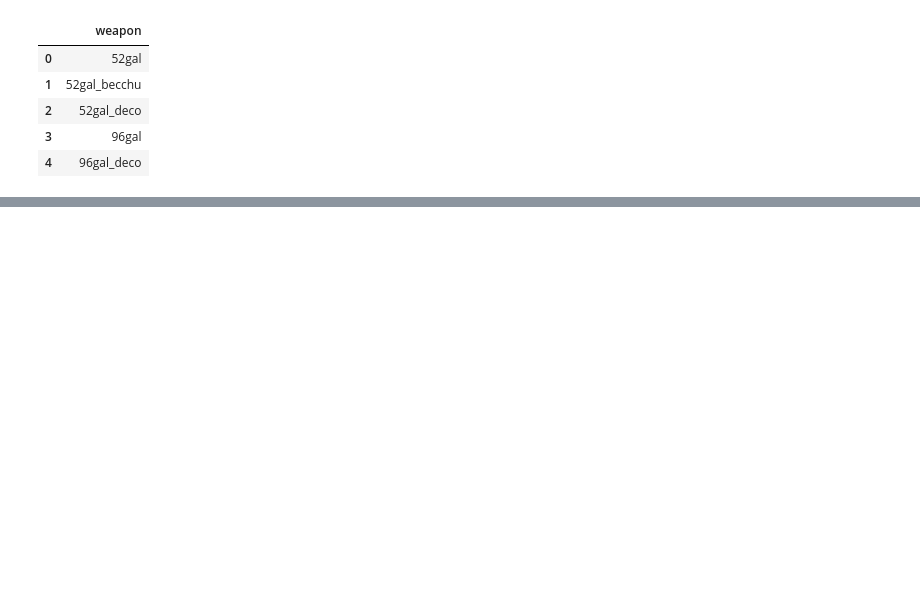
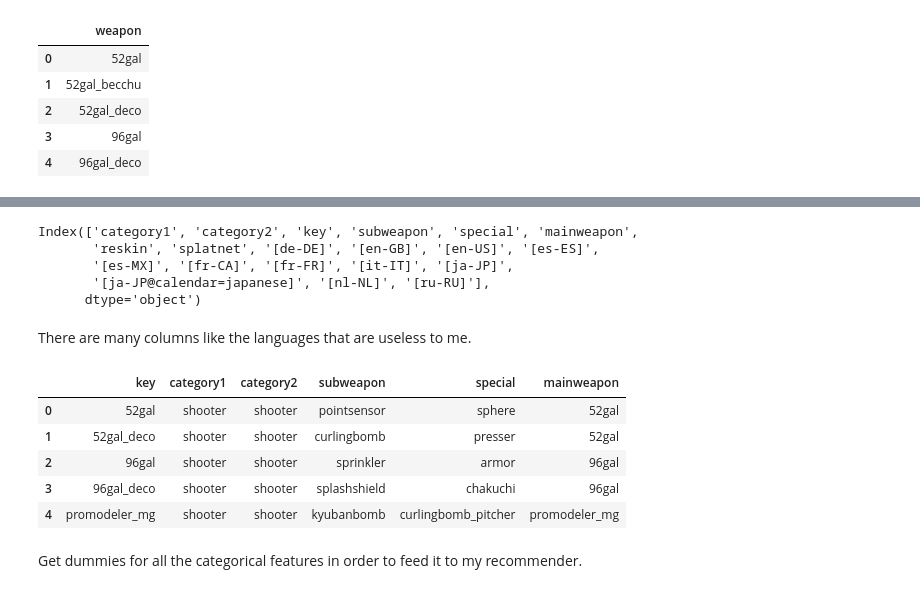
Before and after one commit to Rokushou/Splatoon-2-Meta-Modeling, a Jupyter notebook: Weapon Recommender.ipynb, the cells around one changed output, grey strips where cells are left out. Saved outputs shown, nothing was run; the diff lists cells and outputs as text; code cells hidden in the pictures; blank space fills up the shorter version.

```diff
--- a/Weapon Recommender.ipynb
+++ b/Weapon Recommender.ipynb
@@ -343,0 +339,23 @@ scorer.head()
+# %%
+weapons.columns
+# %% [output]
+Index(['category1', 'category2', 'key', 'subweapon', 'special', 'mainweapon',
+       'reskin', 'splatnet', '[de-DE]', '[en-GB]', '[en-US]', '[es-ES]',
+       '[es-MX]', '[fr-CA]', '[fr-FR]', '[it-IT]', '[ja-JP]',
+       '[ja-JP@calendar=japanese]', '[nl-NL]', '[ru-RU]'],
+      dtype='object')
+# %% [markdown]
+There are many columns like the languages that are useless to me.
+# %%
+# select collumns
+weapons = weapons[['key', 'category1', 'category2', 'subweapon', 'special', 'mainweapon']]
+weapons.head()
+# %% [output]
+|  | key | category1 | category2 | subweapon | special | mainweapon |
+| 0 | 52gal | shooter | shooter | pointsensor | sphere | 52gal |
+| 1 | 52gal_deco | shooter | shooter | curlingbomb | presser | 52gal |
+| 2 | 96gal | shooter | shooter | sprinkler | armor | 96gal |
+| 3 | 96gal_deco | shooter | shooter | splashshield | chakuchi | 96gal |
+| 4 | promodeler_mg | shooter | shooter | kyubanbomb | curlingbomb_pitcher | promodeler_mg |
+# %% [markdown]
+Get dummies for all the categorical features in order to feed it to my recommender.
```
Also changed, not shown: parts of 18 cells of this notebook, 3 other files.
